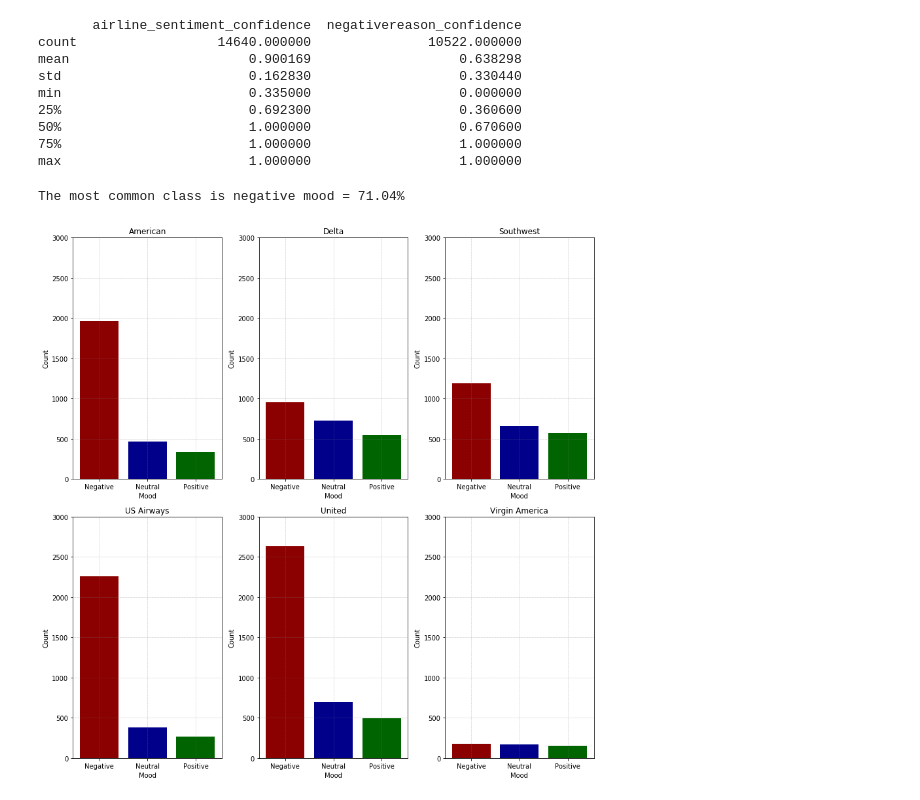
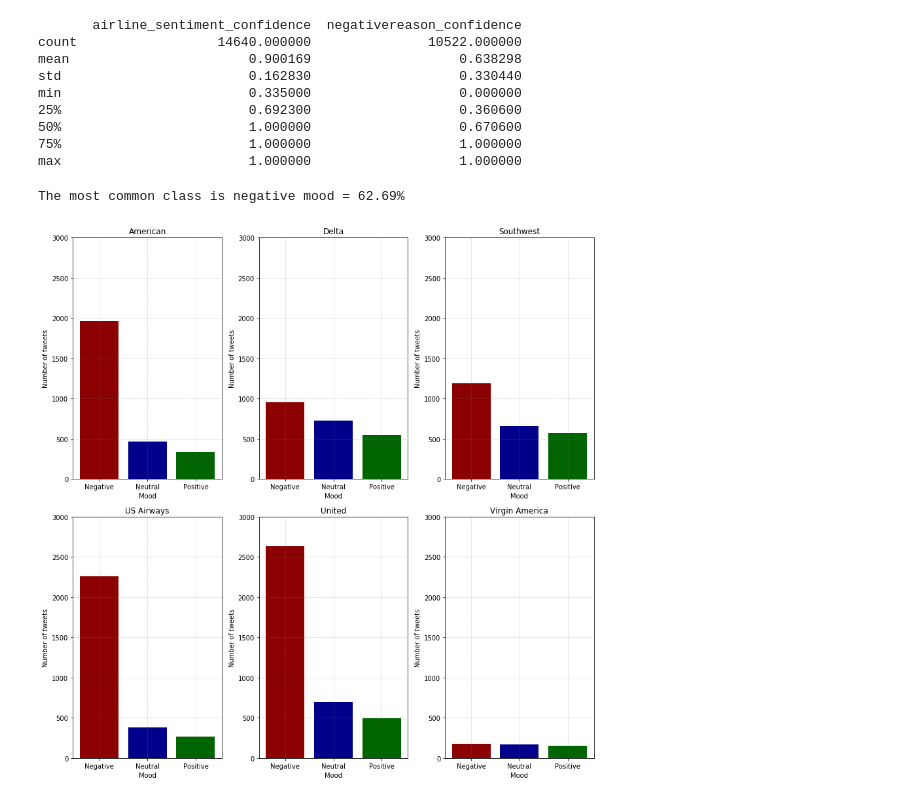
Before and after one commit to SarahBuechner/DMML2019_Team_Google, a Jupyter notebook: DM_Project.ipynb, the cells around one changed output. Cells and saved outputs as stored; diff of their text form; code cells hidden in the pictures.

```diff
--- a/DM_Project.ipynb
+++ b/DM_Project.ipynb
@@ -91,34 +94,34 @@ max                        1.000000                   1.000000
 # %%
 ## EXPLORATORY DATA ANALYSIS
 # 1) Sentiment Analysis by Airline
 # We want to visualize the distribution sentiment analysis by company.
 
 def sentiment_by_airline(Airline):
   df=tweets[tweets['airline']==Airline]
   count=df['airline_sentiment'].value_counts()
   Index = [1,2,3]
   plt.bar(Index,count,color=['darkred', 'darkblue', 'darkgreen'])
   plt.xticks(Index,['Negative','Neutral','Positive'])
   plt.ylabel('Number of tweets')
   plt.xlabel('Mood')
   plt.title(Airline)
   plt.ylim(0,3000)
   plt.grid(which='major', linestyle=':', linewidth='0.5', color='grey')
 
 airlines = ["American", "Delta", "Southwest", "US Airways", "United", "Virgin America"]
 plt.figure(1,figsize=(12, 12))
 
 
 for airline in airlines:
   plt.subplot(231 + airlines.index(airline))
   sentiment_by_airline(airline)
 plt.tight_layout()
 
-count=df['airline_sentiment'].value_counts()
+count=tweets['airline_sentiment'].value_counts()
 print("The most common class is negative mood = "+"{:.2%}".format(count[0]/sum(count[0:3])))
 # %% [output]
-The most common class is negative mood = 71.04%
+The most common class is negative mood = 62.69%
-[figure, old version]
+[figure, new version]
 # %%
 ## Negative Reason by Airline
 # In the previous graph we saw that the most common class was the Negative mood, now
```
Also changed, not shown: parts of 6 cells of this notebook.
